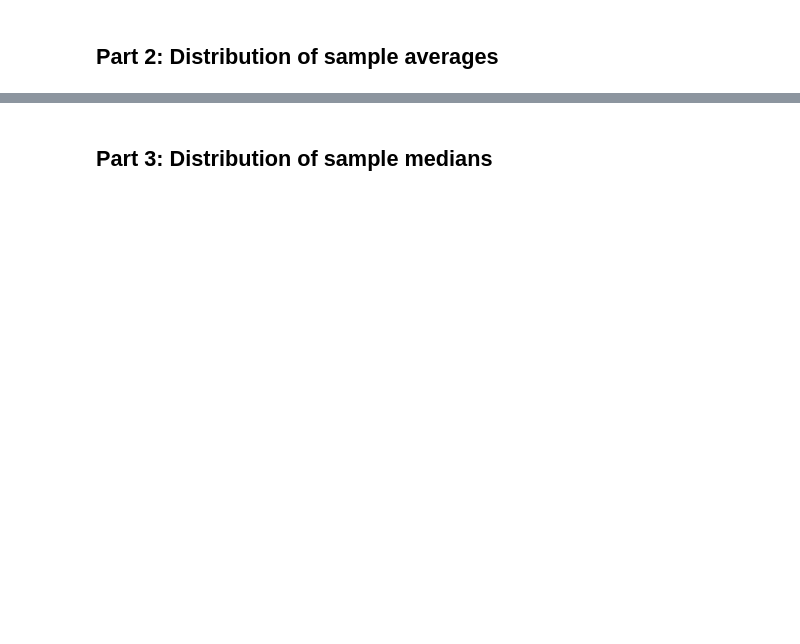
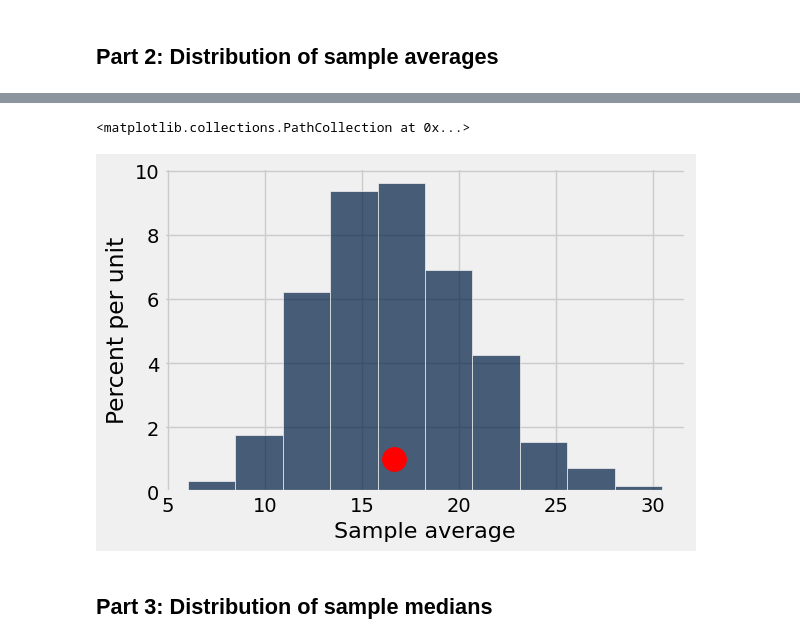
Before and after one commit to rosemariebongers/dsc-008-fall-2026, a Jupyter notebook: lectures/demo_empirical_distributions.ipynb, the cells around one changed output, grey strips where cells are left out. Saved outputs shown, nothing was run; the diff lists cells and outputs as text; code cells hidden in the pictures; blank space fills up the shorter version.

```diff
--- a/lectures/demo_empirical_distributions.ipynb
+++ b/lectures/demo_empirical_distributions.ipynb
@@ -79,8 +131,11 @@ sample_average_table
 # %%
 # Now let's look at the distribution of the sample averages
 
 sample_average_table.hist()
-plots.scatter(delay, 0.10, color='red', s=300)
+plots.scatter(delay, 0.01, color='red', s=300)
+# %% [output]
+<matplotlib.collections.PathCollection at 0x...>
+[figure, added]
 # %% [markdown]
 ## Part 3: Distribution of sample medians
 # %%
```
Also changed, not shown: parts of 24 cells of this notebook.
